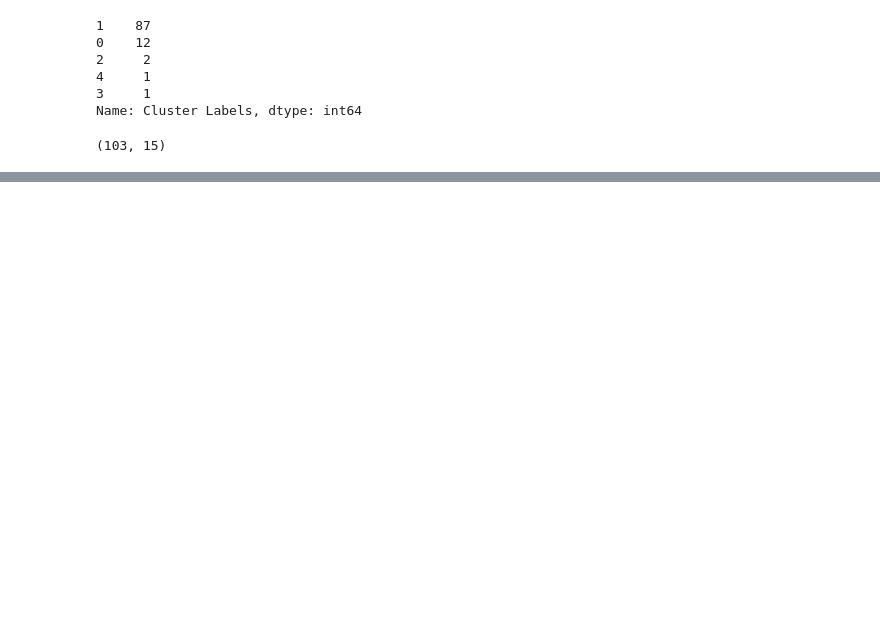
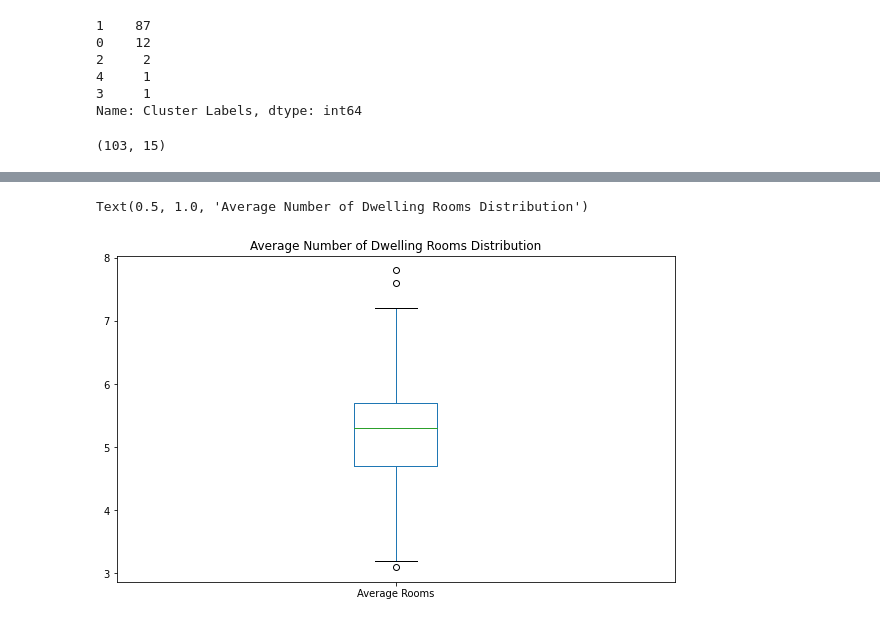
Before and after one commit to statssp/C9Final, a Jupyter notebook: Toronto and New York.ipynb, the cells around one changed output, grey strips where cells are left out. Cells and saved outputs as stored; diff of their text form; code cells hidden in the pictures; blank space fills up the shorter version.

```diff
--- a/Toronto and New York.ipynb
+++ b/Toronto and New York.ipynb
@@ -838,0 +1054,4 @@ Text(0.5, 1.0, 'Top Toronto Venues')
+# %%
+new_df=tr_data[['Average Rooms']]
+new_df=new_df.reset_index()
+new_df.head()
@@ -838,0 +1065,6 @@ Text(0.5, 1.0, 'Top Toronto Venues')
+# %%
+new_df['Average Rooms'].plot(kind='box',figsize=(10,6))
+plt.title('Average Number of Dwelling Rooms Distribution')
+# %% [output]
+Text(0.5, 1.0, 'Average Number of Dwelling Rooms Distribution')
+[figure, added]
```
Also changed, not shown: parts of 38 cells of this notebook.
